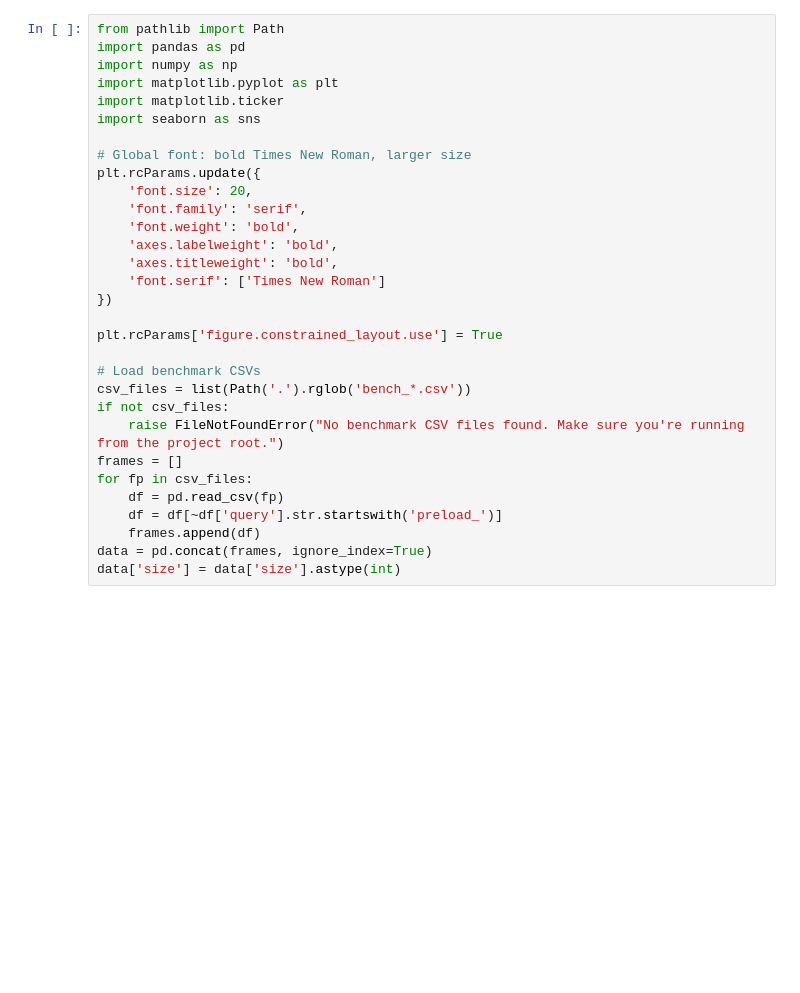
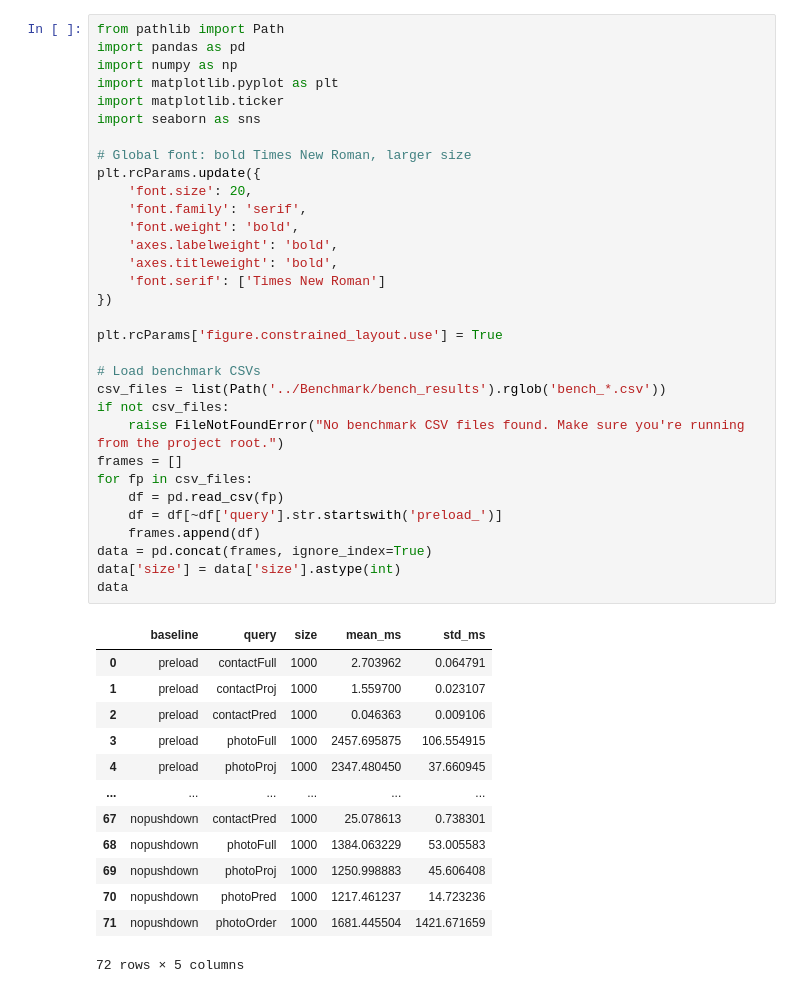
Before and after one commit to youny626/AppleEscrow, a Jupyter notebook: Benchmark/plot_bench.ipynb, the cells around one changed output. Drawn from its saved outputs; the diff is of its cells as text; blank space fills up the shorter version.

```diff
--- a/Benchmark/plot.ipynb
+++ b/Benchmark/plot_bench.ipynb
@@ -1,34 +1,49 @@
 # %%
 from pathlib import Path
 import pandas as pd
 import numpy as np
 import matplotlib.pyplot as plt
 import matplotlib.ticker
 import seaborn as sns
 
 # Global font: bold Times New Roman, larger size
 plt.rcParams.update({
     'font.size': 20,
     'font.family': 'serif',
     'font.weight': 'bold',
     'axes.labelweight': 'bold',
     'axes.titleweight': 'bold',
     'font.serif': ['Times New Roman']
 })
 
 plt.rcParams['figure.constrained_layout.use'] = True
 
 # Load benchmark CSVs
-csv_files = list(Path('.').rglob('bench_*.csv'))
+csv_files = list(Path('../Benchmark/bench_results').rglob('bench_*.csv'))
 if not csv_files:
     raise FileNotFoundError("No benchmark CSV files found. Make sure you're running from the project root.")
 frames = []
 for fp in csv_files:
     df = pd.read_csv(fp)
     df = df[~df['query'].str.startswith('preload_')]
     frames.append(df)
 data = pd.concat(frames, ignore_index=True)
 data['size'] = data['size'].astype(int)
+data
+# %% [output]
+|  | baseline | query | size | mean_ms | std_ms |
+| 0 | preload | contactFull | 1000 | 2.703962 | 0.064791 |
+| 1 | preload | contactProj | 1000 | 1.559700 | 0.023107 |
+| 2 | preload | contactPred | 1000 | 0.046363 | 0.009106 |
+| 3 | preload | photoFull | 1000 | 2457.695875 | 106.554915 |
+| 4 | preload | photoProj | 1000 | 2347.480450 | 37.660945 |
+| ... | ... | ... | ... | ... | ... |
+| 67 | nopushdown | contactPred | 1000 | 25.078613 | 0.738301 |
+| 68 | nopushdown | photoFull | 1000 | 1384.063229 | 53.005583 |
+| 69 | nopushdown | photoProj | 1000 | 1250.998883 | 45.606408 |
+| 70 | nopushdown | photoPred | 1000 | 1217.461237 | 14.723236 |
+| 71 | nopushdown | photoOrder | 1000 | 1681.445504 | 1421.671659 |
+72 rows × 5 columns
 # %%
 def plot_group(queries, subplot_width=5, subplot_height=4):
     baselines = data['baseline'].unique()
```
Also changed, not shown: parts of 2 cells of this notebook, 31 other files.
